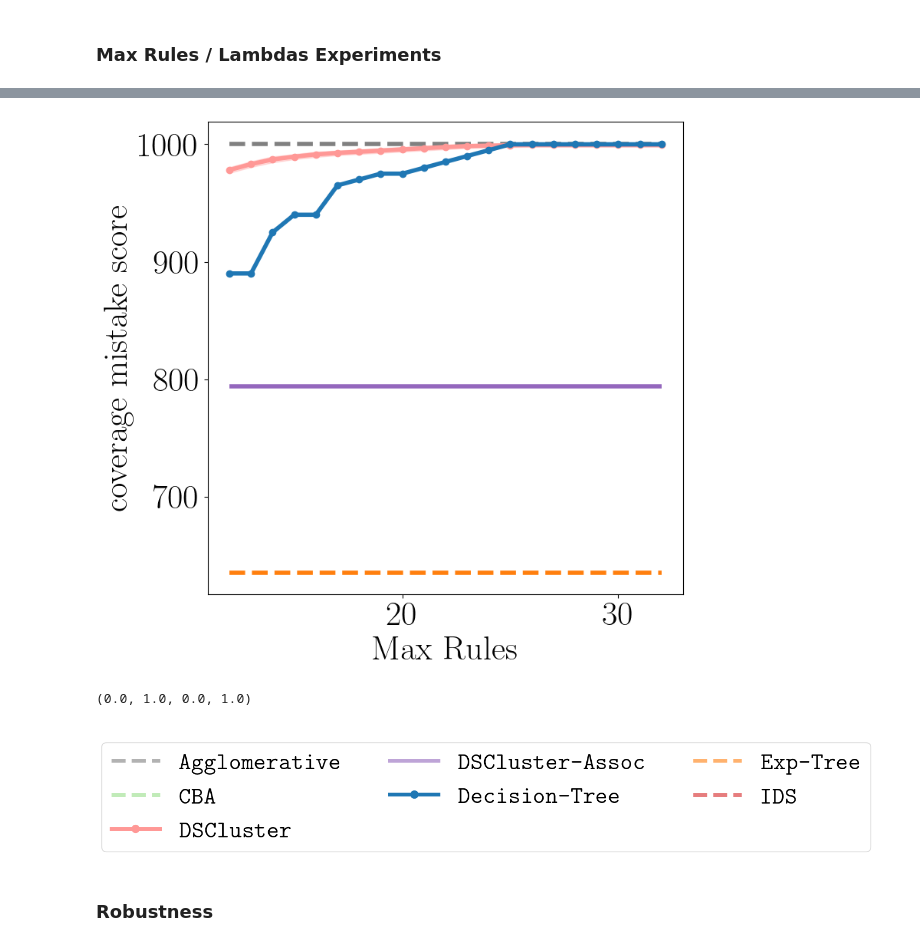
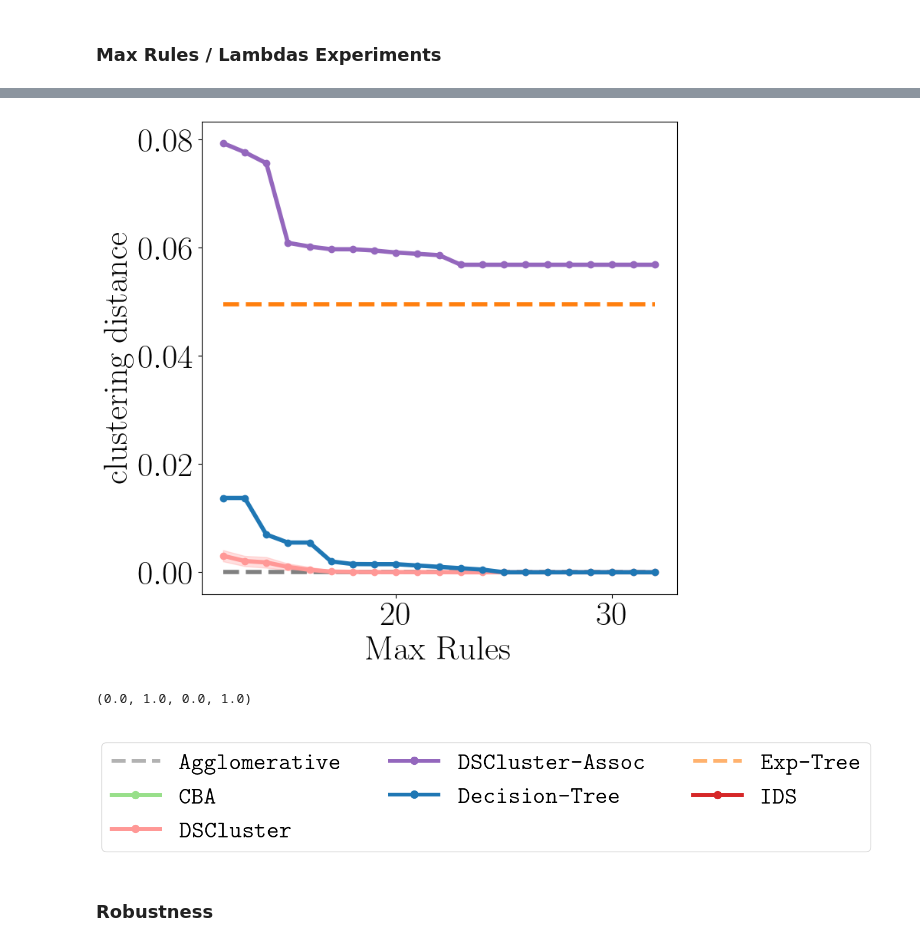
Before and after one commit to kevinqnb/interpretable-clustering, a Jupyter notebook: examples/experiments.ipynb, the cells around one changed output, grey strips where cells are left out. Saved outputs shown, nothing was run; the diff lists cells and outputs as text; code cells hidden in the pictures.

```diff
--- a/examples/experiments.ipynb
+++ b/examples/experiments.ipynb
@@ -84,13 +88,13 @@ are therefore plotted as a part of the `interpretable_measurements.py` and `expl
 files.
 # %%
 # Specify a dataset
-dataset = 'blobs'
+dataset = 'aniso'
 
 # Specify an experiment
 experiment = 'max_rules'
 
 # Specify reference clustering
-ref = 'kmeans'
+ref = 'agglo'
 # %% [markdown]
 ### Max Rules / Lambdas Experiments
 # %%
@@ -173,9 +133,8 @@ mean_df
 # %%
-measurement = 'coverage-mistake-score'
+#measurement = 'coverage-mistake-score'
 #measurement = 'silhouette-score'
 #measurement = 'weighted-avg-length'
-#measurement = 'weighted-average-rule-length'
-#measurement = "clustering-distance"
+measurement = "clustering-distance"
 xaxis = True
 yaxis = True
 
@@ -206,34 +165,34 @@ for method in measurement_mean_df.columns:
             color = color_dict[method],
             label = method,
             linewidth = 4,
             marker='o',
             markersize = 6,
             alpha = 1
         )
         ax.fill_between(
             measurement_mean_df.index,
             measurement_mean_df[method] - measurement_std_df[method],
             measurement_mean_df[method] + measurement_std_df[method],
             color= color_dict[method],
             alpha=0.3
         )
 
 
 if not xaxis:
     plt.xticks([])
 if not yaxis:
     plt.yticks([])
 
 plt.xlabel('Max Rules')
 plt.ylabel(measurement.replace("-", " "))
 
 #plt.savefig(
 #    "../figures/" + dataset + "/" + experiment + "/" + ref + "/" + measurement.replace(" ", "_") + ".png",
 #    bbox_inches='tight'
 #)
 plt.show()
 # %% [output]
-[figure, old version]
+[figure, new version]
 # %%
 # Legend:
 fig, ax = plt.subplots(figsize = (6,1))
@@ -273,7 +232,7 @@ ax.axis('off')
 #)
 # %% [output]
 (0.0, 1.0, 0.0, 1.0)
-[figure, old version]
+[figure, new version]
 # %% [markdown]
 ### Robustness
 # %%
```
Also changed, not shown: parts of 8 cells of this notebook, 7 other files.
